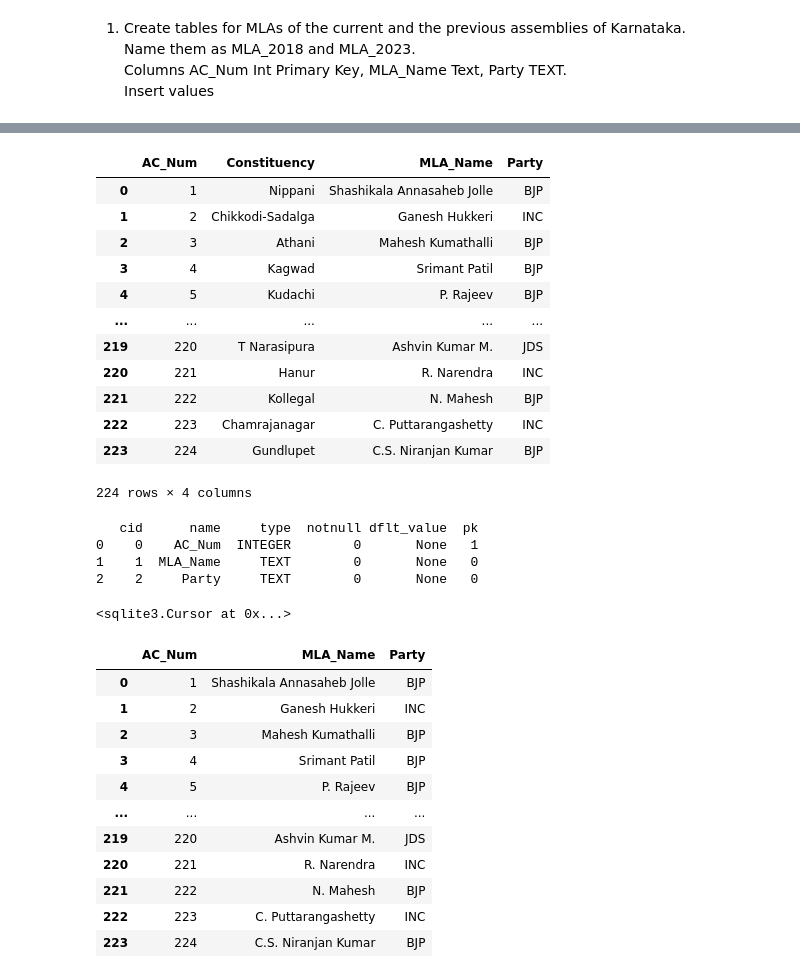
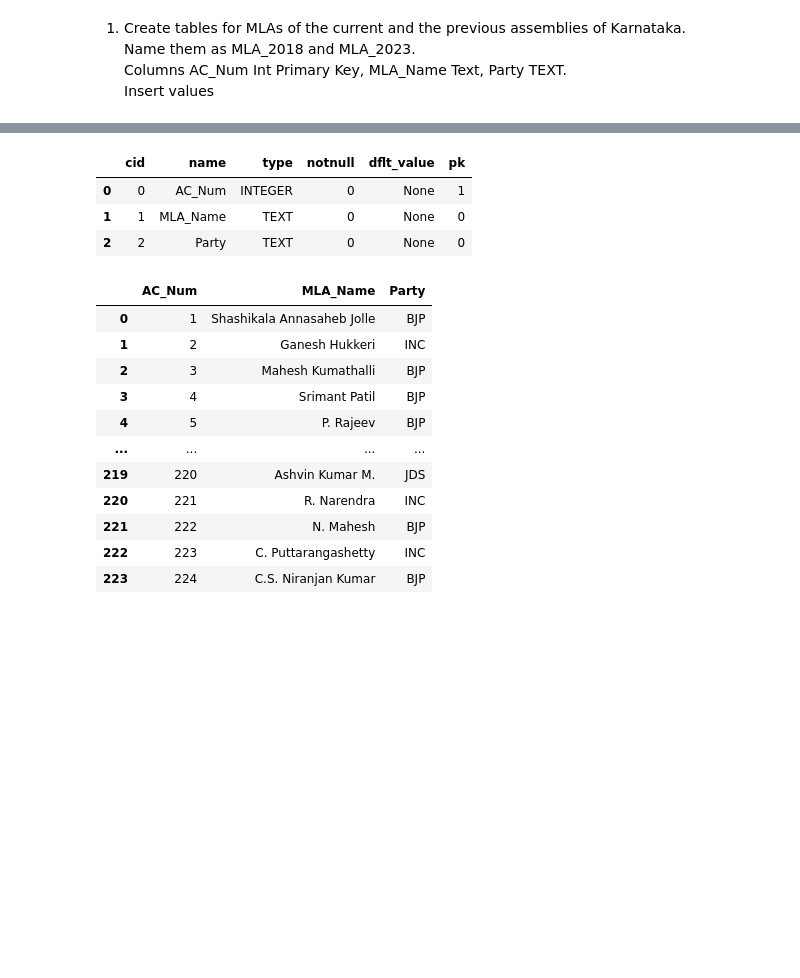
Before and after one commit to reethu039/DBMS, a Jupyter notebook: 0601_lab_reethurgt.ipynb, the cells around one changed output, grey strips where cells are left out. Cells and saved outputs as stored; diff of their text form; code cells hidden in the pictures; blank space fills up the shorter version.

```diff
--- a/0601_lab_reethurgt.ipynb
+++ b/0601_lab_reethurgt.ipynb
@@ -22,42 +37,14 @@ df = pd.read_csv('/Users/reethu/coding/college/DBMS/Databases/KA_MLA_2018_to_202
 # %%
-#con.execute('DROP TABLE MLA_2018')
-sql = """ CREATE TABLE MLA_2018(
-        AC_Num Integer Primary Key,
+query1 = """ CREATE TABLE MLA_2018(
+        AC_Num INTEGER Primary Key,
         MLA_Name Text,
         Party Text)
       """
-
-
-con.execute(sql)
+con.execute(query1)
 con.commit()
+pd.read_sql("PRAGMA table_info(MLA_2018)", con)
+# %% [output]
+|  | cid | name | type | notnull | dflt_value | pk |
+| 0 | 0 | AC_Num | INTEGER | 0 | None | 1 |
+| 1 | 1 | MLA_Name | TEXT | 0 | None | 0 |
+| 2 | 2 | Party | TEXT | 0 | None | 0 |
-# %%
-df.to_sql('MLA_2018_temp',con, if_exists='replace',index=False)
-pd.read_sql("Select * from MLA_2018_temp",con)
-# %% [output]
-|  | AC_Num | Constituency | MLA_Name | Party |
-| 0 | 1 | Nippani | Shashikala Annasaheb Jolle | BJP |
-| 1 | 2 | Chikkodi-Sadalga | Ganesh Hukkeri | INC |
-| 2 | 3 | Athani | Mahesh Kumathalli | BJP |
-| 3 | 4 | Kagwad | Srimant Patil | BJP |
-| 4 | 5 | Kudachi | P. Rajeev | BJP |
-| ... | ... | ... | ... | ... |
-| 219 | 220 | T Narasipura | Ashvin Kumar M. | JDS |
-| 220 | 221 | Hanur | R. Narendra | INC |
-| 221 | 222 | Kollegal | N. Mahesh | BJP |
-| 222 | 223 | Chamrajanagar | C. Puttarangashetty | INC |
-| 223 | 224 | Gundlupet | C.S. Niranjan Kumar | BJP |
-224 rows × 4 columns
-# %%
-print(pd.read_sql(f"PRAGMA table_info (MLA_2018)",con))
-# %% [output]
-   cid      name     type  notnull dflt_value  pk
-0    0    AC_Num  INTEGER        0       None   1
-1    1  MLA_Name     TEXT        0       None   0
-2    2     Party     TEXT        0       None   0
-# %%
-sql = """Insert into MLA_2018(AC_Num, MLA_Name, Party)
-        Select AC_Num, MLA_Name, Party from MLA_2018_temp """
-
-con.execute(sql)
-# %% [output]
-<sqlite3.Cursor at 0x...>
```
Also changed, not shown: parts of 37 cells of this notebook, 1 other file.
